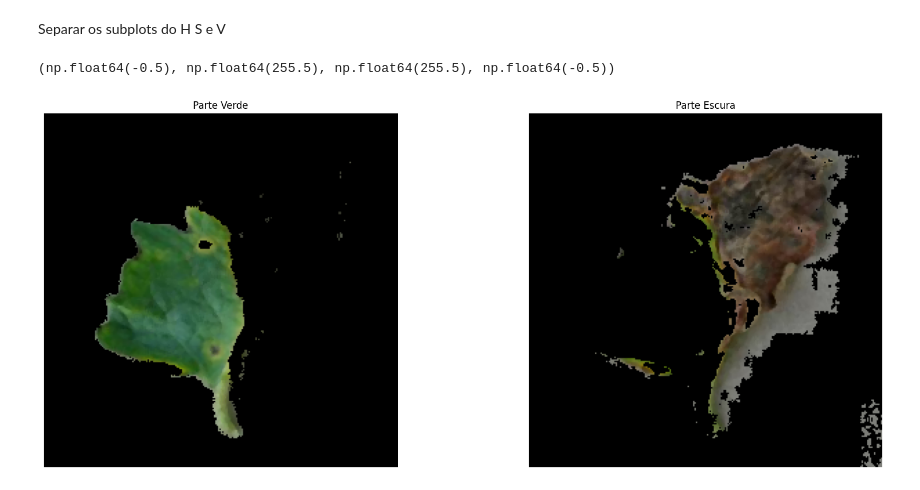
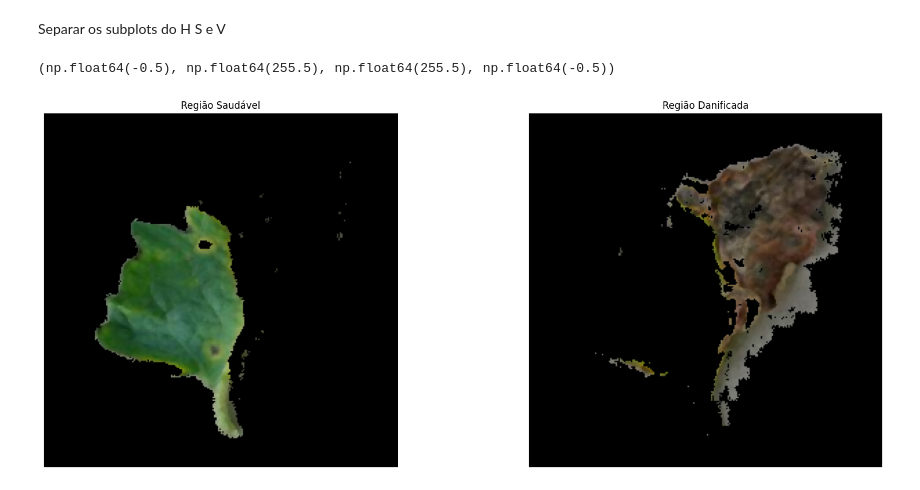
Before and after one commit to GabrielAraujo23/T896_N35AB_GABRIEL_ARAUJO, a Jupyter notebook: Projeto3/Projeto3.ipynb, the cells around one changed output. Saved outputs shown, nothing was run; the diff lists cells and outputs as text; code cells hidden in the pictures.

```diff
--- a/Projeto3/Projeto3.ipynb
+++ b/Projeto3/Projeto3.ipynb
@@ -49,7 +49,7 @@ parte_verde = cv2.bitwise_and(imagem_mediana, imagem_mediana, mask=mascara_verde
 
 
 lower_dark = np.array([0, 10, 0])
-upper_dark = np.array([40, 255, 130])
+upper_dark = np.array([35, 255, 130])
 mascara_escura = cv2.inRange(imagem_decomposta, lower_dark, upper_dark)
 parte_escura = cv2.bitwise_and(imagem_mediana, imagem_mediana, mask=mascara_escura)
 # %% [markdown]
@@ -57,13 +57,13 @@ Separar os subplots do H S e V
 # %%
 plt.figure(figsize=(20,8))
 plt.subplot(1, 2, 1)
-plt.imshow(parte_verde, cmap = 'gray')
-plt.title('Parte Verde')
+plt.imshow(parte_verde)
+plt.title('Região Saudável')
 plt.axis('off')
 plt.subplot(1, 2, 2)
-plt.imshow(parte_escura, cmap = 'gray')
-plt.title('Parte Escura')
+plt.imshow(parte_escura)
+plt.title('Região Danificada')
 plt.axis('off')
 # %% [output]
 (np.float64(-0.5), np.float64(255.5), np.float64(255.5), np.float64(-0.5))
-[figure, old version]
+[figure, new version]
```
Also changed, not shown: 3 other files.
